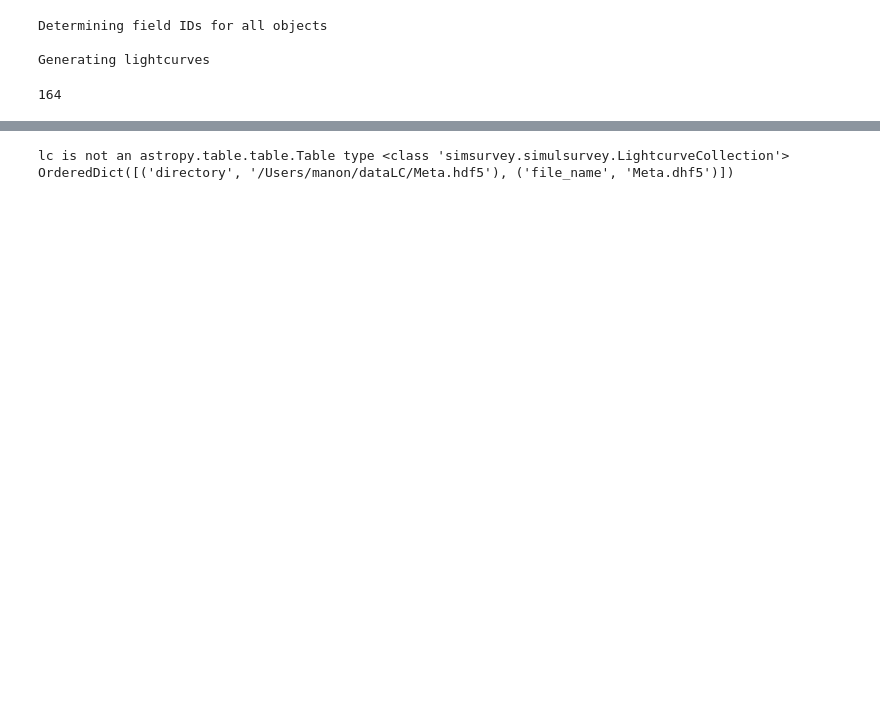
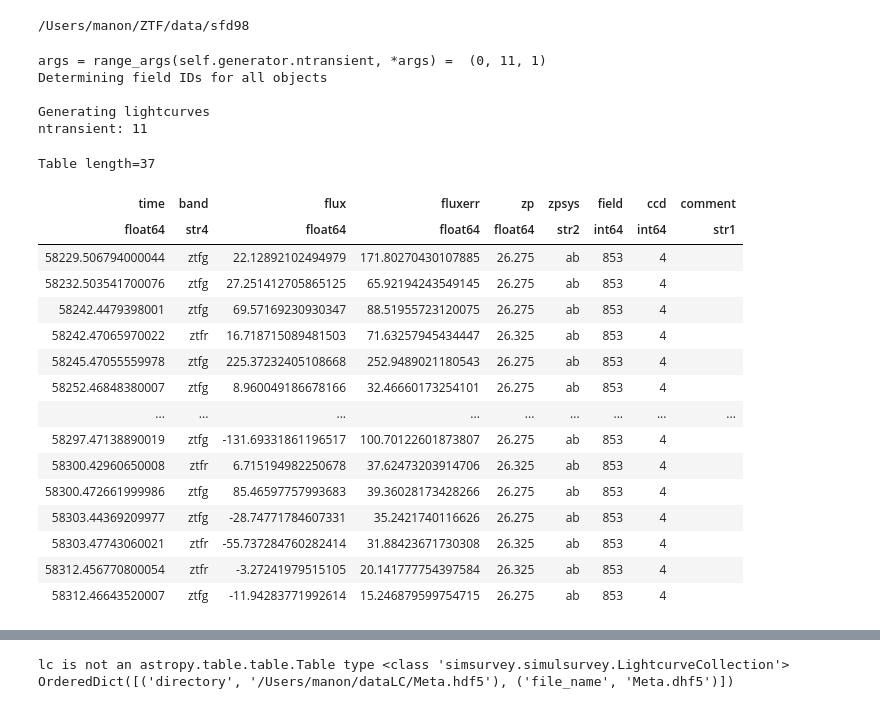
Before and after one commit to bailleulm/ZTF_stage, a Jupyter notebook: notebook/lc_simu.ipynb, the cells around one changed output, grey strips where cells are left out. Cells and saved outputs as stored; diff of their text form; code cells hidden in the pictures; blank space fills up the shorter version.

```diff
--- a/notebook/lc_simu.ipynb
+++ b/notebook/lc_simu.ipynb
@@ -17,39 +18,37 @@ from ZTF_hdf5 import Write_LightCurve, Read_LightCurve, Plot_LightCurve
-# %%
-home_dir = os.environ.get('HOME')
-sfd98_dir = os.path.join(home_dir, 'data/sfd98')
-sfd98_dir = '/Users/manon/ZTF/data/sfd98'
-
-fields = sst.load_ztf_fields()
-#sst.load_ztf_filters()
-ccds = sst.load_ztf_ccds(filename='data/ZTF_corners_rcid.txt', num_segs=64) #it's rcid
-#ccds = sst.load_ztf_ccds() #its' ccd
-
-obs = pd.read_csv('data/2018_all_logs_from_dr1_rcid_zp_from_masci.csv')
-obs[obs['rcid']==26]
-obs['field'] =obs['field'].astype('int64')
-obs['time'] = obs['time'] - 2400000.5
-
-plan = simsurvey.SurveyPlan(time=obs['time'], band=obs['band'], zp=obs['zp'], obs_field=obs['field'], obs_ccd=obs['rcid'],
-                            skynoise=obs['skynoise'], fields={k: v for k, v in fields.items() if k in
-                            ['ra', 'dec', 'field_id', 'width', 'height']}, ccds=ccds)
-
-z_range = (0.01, 0.1)
-dec_range = (-30, 90)
-mjd_range = (plan.cadence['time'].min()- 30, plan.cadence['time'].max() + 30) #
-# we  put a ra range as well
-ntransient = 400 # we can change the number of transientor the rate (by def  ntransient = len(redshifts))
-seed = 70 #we can fix teh seed
-
-tr = simsurvey.get_transient_generator(zrange=z_range, transient='Ia', template='salt2', dec_range=dec_range,
-                                       mjd_range=mjd_range, sfd98_dir=sfd98_dir, ntransient=ntransient, seed=seed)
-
-n_det = 10
-survey = simsurvey.SimulSurvey(generator=tr, plan=plan, n_det=n_det)
-
-lc_sn_default = survey.get_lightcurves(progress_bar=True, notebook=True) #simullc_func
-print(len(lc_sn_default.lcs))
-# %% [output]
-Determining field IDs for all objects
-
-Generating lightcurves
-164
+# %%
+home_dir = os.environ.get('HOME')
+folder_dir = os.path.join(home_dir, 'ZTF/data/')
+sfd98_dir = os.path.join(folder_dir, 'sfd98')
+print(sfd98_dir)
+# %% [output]
+/Users/manon/ZTF/data/sfd98
+# %%
+simu = Simul_lc(folder_dir,  z_range=(0.01, 0.1), dec_range=(-30, 90), n_det=1,
+                 ntransient=11, seed=70, threshold=1)
+lc = simu.simul_lc()
+# %% [output]
+args = range_args(self.generator.ntransient, *args) =  (0, 11, 1)
+Determining field IDs for all objects
+
+Generating lightcurves
+ntransient: 11
+# %%
+lc[0]
+# %% [output]
+Table length=37
+| time | band | flux | fluxerr | zp | zpsys | field | ccd | comment |
+| float64 | str4 | float64 | float64 | float64 | str2 | int64 | int64 | str1 |
+| 58229.506794000044 | ztfg | 22.12892102494979 | 171.80270430107885 | 26.275 | ab | 853 | 4 |  |
+| 58232.503541700076 | ztfg | 27.251412705865125 | 65.92194243549145 | 26.275 | ab | 853 | 4 |  |
+| 58242.4479398001 | ztfg | 69.57169230930347 | 88.51955723120075 | 26.275 | ab | 853 | 4 |  |
+| 58242.47065970022 | ztfr | 16.718715089481503 | 71.63257945434447 | 26.325 | ab | 853 | 4 |  |
+| 58245.47055559978 | ztfg | 225.37232405108668 | 252.9489021180543 | 26.275 | ab | 853 | 4 |  |
+| 58252.46848380007 | ztfg | 8.960049186678166 | 32.46660173254101 | 26.275 | ab | 853 | 4 |  |
+| ... | ... | ... | ... | ... | ... | ... | ... | ... |
+| 58297.47138890019 | ztfg | -131.69331861196517 | 100.70122601873807 | 26.275 | ab | 853 | 4 |  |
+| 58300.42960650008 | ztfr | 6.715194982250678 | 37.62473203914706 | 26.325 | ab | 853 | 4 |  |
+| 58300.472661999986 | ztfg | 85.46597757993683 | 39.36028173428266 | 26.275 | ab | 853 | 4 |  |
+| 58303.44369209977 | ztfg | -28.74771784607331 | 35.2421740116626 | 26.275 | ab | 853 | 4 |  |
+| 58303.47743060021 | ztfr | -55.737284760282414 | 31.88423671730308 | 26.325 | ab | 853 | 4 |  |
+| 58312.456770800054 | ztfr | -3.27241979515105 | 20.141777754397584 | 26.325 | ab | 853 | 4 |  |
+| 58312.46643520007 | ztfg | -11.94283771992614 | 15.246879599754715 | 26.275 | ab | 853 | 4 |  |
```
Also changed, not shown: parts of 22 cells of this notebook.
